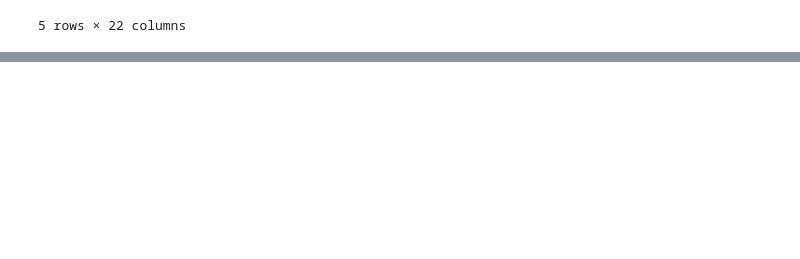
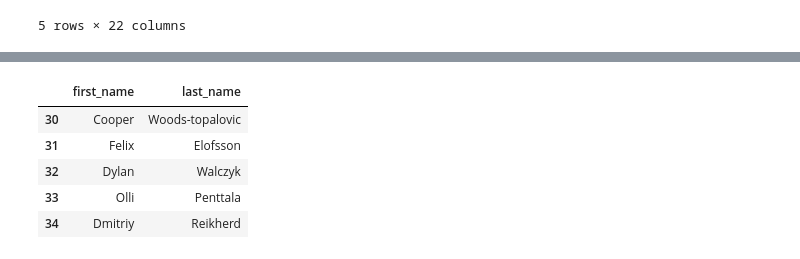
Before and after one commit to paoloarciaga/Olympics_Data_Engineering, a Jupyter notebook: Olympic_Files/results_cleaned.ipynb, the cells around one changed output, grey strips where cells are left out. Saved outputs shown, nothing was run; the diff lists cells and outputs as text; code cells hidden in the pictures; blank space fills up the shorter version.

```diff
--- a/Olympic_Files/results_cleaned.ipynb
+++ b/Olympic_Files/results_cleaned.ipynb
@@ -307,0 +358,30 @@ results_data.head()
+# %%
+import pandas as pd
+
+# Assuming your original DataFrame is named results_data
+
+# Filter the DataFrame based on participant_type
+athlete_data = results_data[results_data['participant_type'] == 'Athlete']
+
+# Separate first_name and last_name
+first_name = athlete_data['first_name'].copy()
+last_name = athlete_data['last_name'].copy()
+
+# For rows where last_name is NaN, fill it with an empty string
+last_name.fillna('', inplace=True)
+
+# Create a new DataFrame with separated first_name and last_name
+athlete_names = pd.DataFrame({
+    'first_name': first_name,
+    'last_name': last_name
+})
+
+# Displaying the first few rows of the new DataFrame
+athlete_names.head()
+# %% [output]
+|  | first_name | last_name |
+| 30 | Cooper | Woods-topalovic |
+| 31 | Felix | Elofsson |
+| 32 | Dylan | Walczyk |
+| 33 | Olli | Penttala |
+| 34 | Dmitriy | Reikherd |
```
Also changed, not shown: parts of 6 cells of this notebook, 1 other file.
